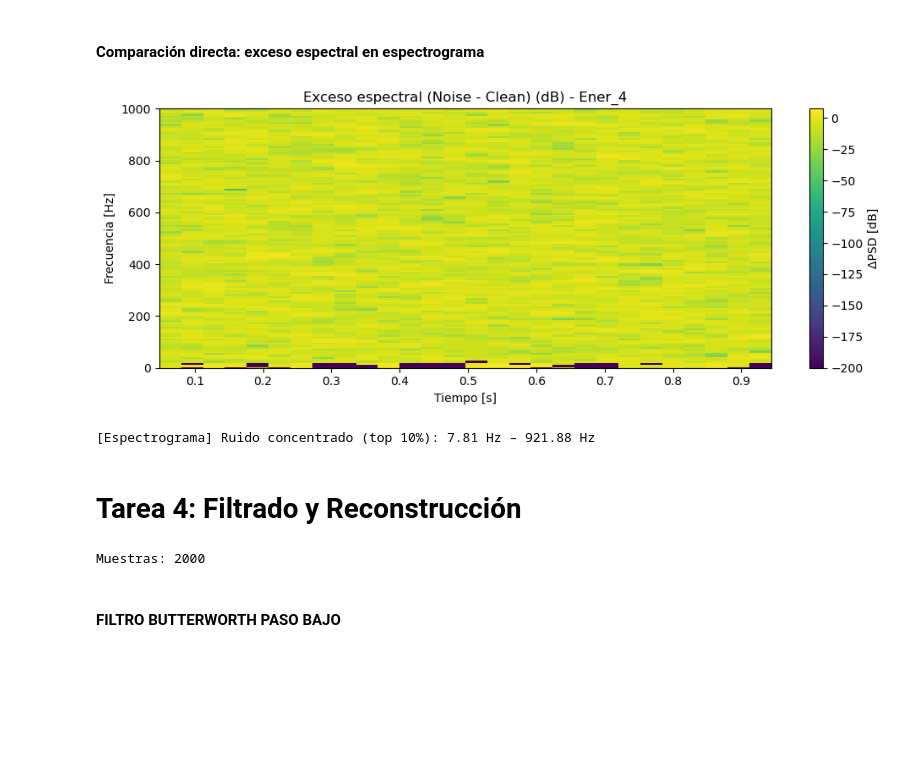
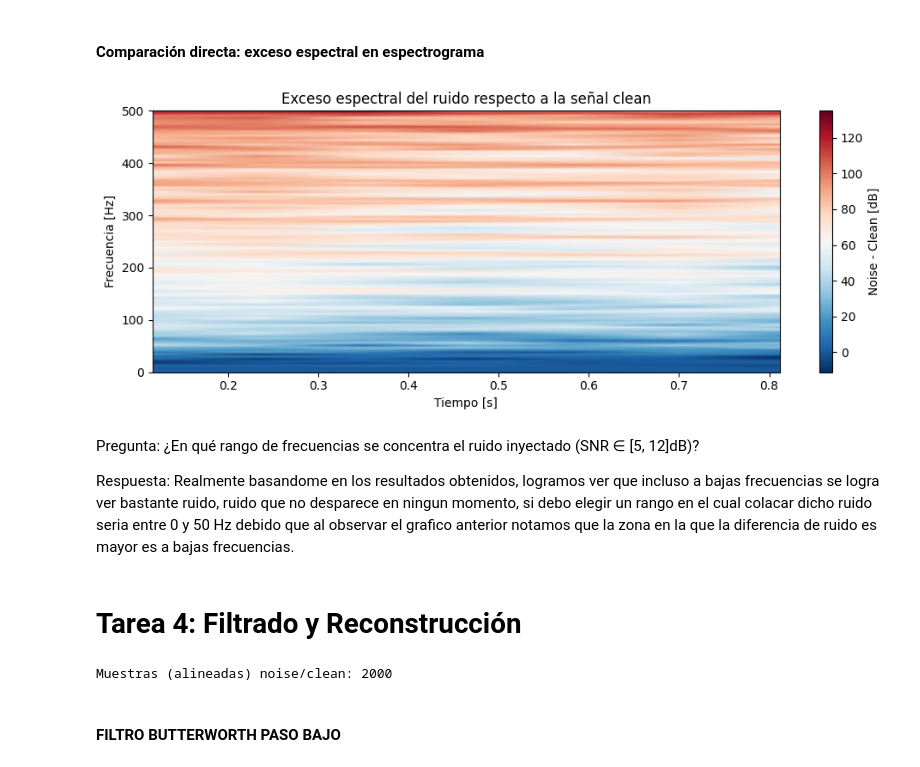
Before and after one commit to ManuCarov/Inteligencia_GeoTemporal_y_redes, a Jupyter notebook: Fase2_ProcesamientoSenales.ipynb, the cells around one changed output. Cells and saved outputs as stored; diff of their text form; code cells hidden in the pictures; blank space fills up the shorter version.

```diff
--- a/Fase2_ProcesamientoSenales.ipynb
+++ b/Fase2_ProcesamientoSenales.ipynb
@@ -148,29 +143,31 @@ plt.show()
 # %% [markdown]
 #### Comparación directa: exceso espectral en espectrograma
 # %%
-Sdiff = np.maximum(S2 - S1, 0)
+# Comparación directa: exceso espectral (Noise - Clean) en el espectrograma
+min_f_bins = min(Sxx_clean.shape[0], Sxx_noise.shape[0])
+min_t_bins = min(Sxx_clean.shape[1], Sxx_noise.shape[1])
+
+S_clean_db = 10*np.log10(Sxx_clean[:min_f_bins, :min_t_bins] + 1e-20)
+S_noise_db = 10*np.log10(Sxx_noise[:min_f_bins, :min_t_bins] + 1e-20)
+S_diff = S_noise_db - S_clean_db
+
+t_diff = t_c[:min_t_bins]
+f_diff = f_c[:min_f_bins]
 
 plt.figure(figsize=(10,4))
-plt.pcolormesh(t2, f2, 10*np.log10(Sdiff + 1e-20), shading="auto")
+pcm = plt.pcolormesh(t_diff, f_diff, S_diff, shading="gouraud", cmap="RdBu_r")
+plt.colorbar(pcm, label="Noise - Clean [dB]")
+plt.xlabel("Tiempo [s]")
 plt.ylabel("Frecuencia [Hz]")
-plt.xlabel("Tiempo [s]")
-plt.title("Exceso espectral (Noise - Clean) (dB) - Ener_4")
-plt.colorbar(label="ΔPSD [dB]")
-plt.ylim(0, fs/2)
+plt.title("Exceso espectral del ruido respecto a la señal clean")
 plt.tight_layout()
 plt.show()
-
-# Rango donde se concentra el ruido (según espectrograma, promedio en el tiempo)
-mean_diff_f = Sdiff.mean(axis=1)
-thr = np.quantile(mean_diff_f, 0.90)  # top 10%
-idx = np.where(mean_diff_f >= thr)[0]
-if len(idx) > 0:
-    print(f"[Espectrograma] Ruido concentrado (top 10%): {f2[idx].min():.2f} Hz – {f2[idx].max():.2f} Hz")
-else:
-    print("[Espectrograma] No se detectó banda dominante de exceso.")
 # %% [output]
-[figure, old version]
+[figure, new version]
-[Espectrograma] Ruido concentrado (top 10%): 7.81 Hz – 921.88 Hz
+# %% [markdown]
+Pregunta: ¿En qué rango de frecuencias se concentra el ruido inyectado (SNR ∈ [5, 12]dB)?
+
+Respuesta: Realmente basandome en los resultados obtenidos, logramos ver que incluso a bajas frecuencias se logra ver bastante ruido, ruido que no desparece en ningun momento, si debo elegir un rango en el cual colacar dicho ruido seria entre 0 y 50 Hz debido que al observar el grafico anterior notamos que la zona en la que la diferencia de ruido es mayor es a bajas frecuencias.
 # %% [markdown]
 # Tarea 4: Filtrado y Reconstrucción
 # %%
@@ -179,28 +176,35 @@ import pandas as pd
 import matplotlib.pyplot as plt
 from scipy import signal
 
-path_noise = "data/agro_noise.csv"
+path_noise = "Data/agro_noise.csv"
+path_clean = "Data/agro_clean.csv"
 col = "Agro_3"
 
 fs = 2000
 cutoff_hz = 5
 order = 4
 
-df = pd.read_csv(path_noise)
+df_noise = pd.read_csv(path_noise)
+df_clean = pd.read_csv(path_clean)
 
-if col not in df.columns:
-    raise ValueError(f"No encontré '{col}'. Columnas disponibles: {list(df.columns)}")
+if col not in df_noise.columns:
+    raise ValueError(f"No encontré '{col}' en agro_noise.csv. Columnas disponibles: {list(df_noise.columns)}")
 
-x_original = pd.to_numeric(df[col], errors="coerce").dropna().to_numpy(dtype=float)
+if col not in df_clean.columns:
+    raise ValueError(f"No encontré '{col}' en agro_clean.csv. Columnas disponibles: {list(df_clean.columns)}")
 
-if len(x_original) < 32:
-    raise ValueError("Muy pocas muestras para aplicar el filtro.")
+x_noise = pd.to_numeric(df_noise[col], errors="coerce").dropna().to_numpy(dtype=float)
+x_clean = pd.to_numeric(df_clean[col], errors="coerce").dropna().to_numpy(dtype=float)
 
-t = np.arange(len(x_original)) / fs
+n = min(len(x_noise), len(x_clean))
+x_noise = x_noise[:n]
+x_clean = x_clean[:n]
 
-print("Muestras:", len(x_original))
+t = np.arange(n) / fs
+
+print("Muestras (alineadas) noise/clean:", n)
 # %% [output]
-Muestras: 2000
+Muestras (alineadas) noise/clean: 2000
 # %% [markdown]
 #### FILTRO BUTTERWORTH PASO BAJO
 # %%
```
Also changed, not shown: parts of 8 cells of this notebook, 3 other files.
